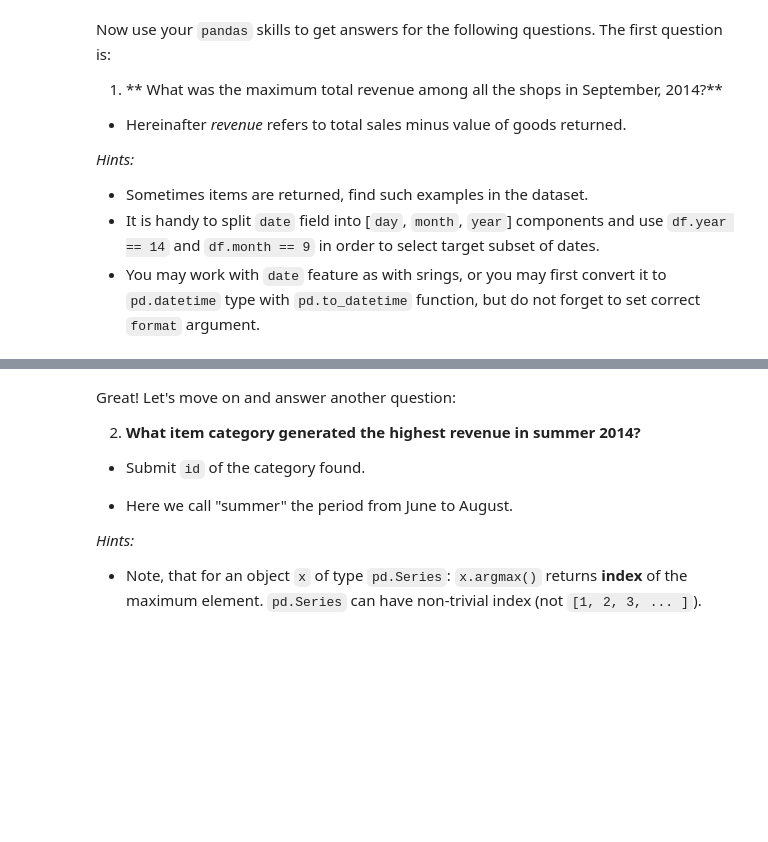
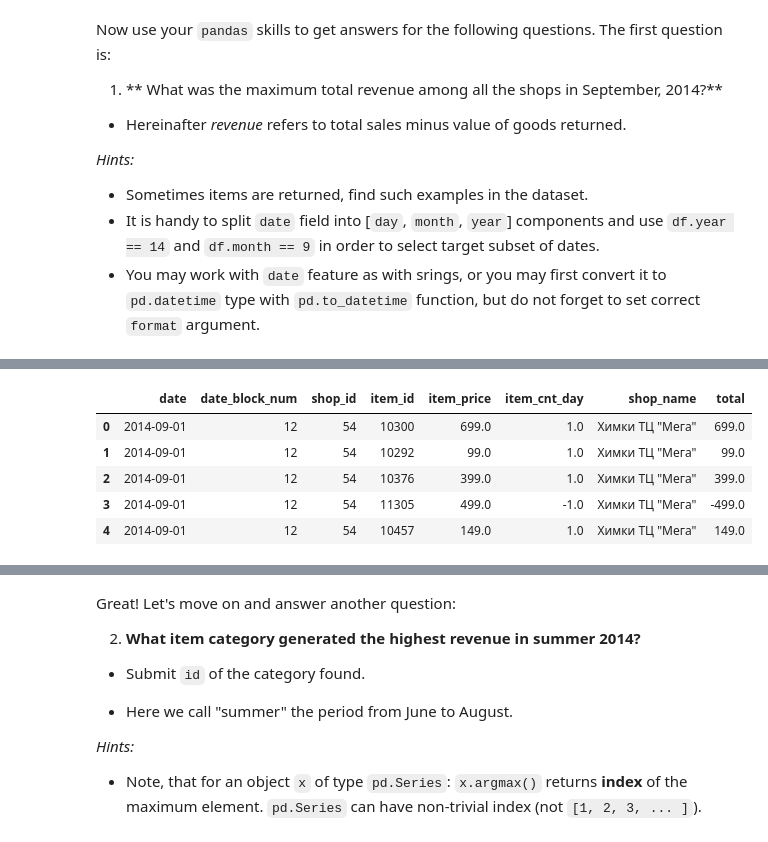
Before and after one commit to jchudb93/competitive-data-science, a Jupyter notebook: Programming assignment, week 1: Pandas basics/PandasBasics.ipynb, the cells around one changed output, grey strips where cells are left out. Saved outputs shown, nothing was run; the diff lists cells and outputs as text; code cells hidden in the pictures; blank space fills up the shorter version.

```diff
--- a/Programming assignment, week 1: Pandas basics/PandasBasics.ipynb
+++ b/Programming assignment, week 1: Pandas basics/PandasBasics.ipynb
@@ -90,0 +112,2 @@ The first question is:
+# %%
+september_transactions = transactions[(transactions['date'] >= '2014-09-01') & (transactions['date'] <= '2014-09-30')]b
@@ -90,0 +132,2 @@ The first question is:
+# %%
+ result = pd.merge(september_transactions, shops, how='inner', on='shop_id')
@@ -90,0 +143,11 @@ The first question is:
+# %%
+result['total'] = result['item_price'] * result['item_cnt_day']
+# %%
+result.head()
+# %% [output]
+|  | date | date_block_num | shop_id | item_id | item_price | item_cnt_day | shop_name | total |
+| 0 | 2014-09-01 | 12 | 54 | 10300 | 699.0 | 1.0 | Химки ТЦ "Мега" | 699.0 |
+| 1 | 2014-09-01 | 12 | 54 | 10292 | 99.0 | 1.0 | Химки ТЦ "Мега" | 99.0 |
+| 2 | 2014-09-01 | 12 | 54 | 10376 | 399.0 | 1.0 | Химки ТЦ "Мега" | 399.0 |
+| 3 | 2014-09-01 | 12 | 54 | 11305 | 499.0 | -1.0 | Химки ТЦ "Мега" | -499.0 |
+| 4 | 2014-09-01 | 12 | 54 | 10457 | 149.0 | 1.0 | Химки ТЦ "Мега" | 149.0 |
```
Also changed, not shown: parts of 11 cells of this notebook.
